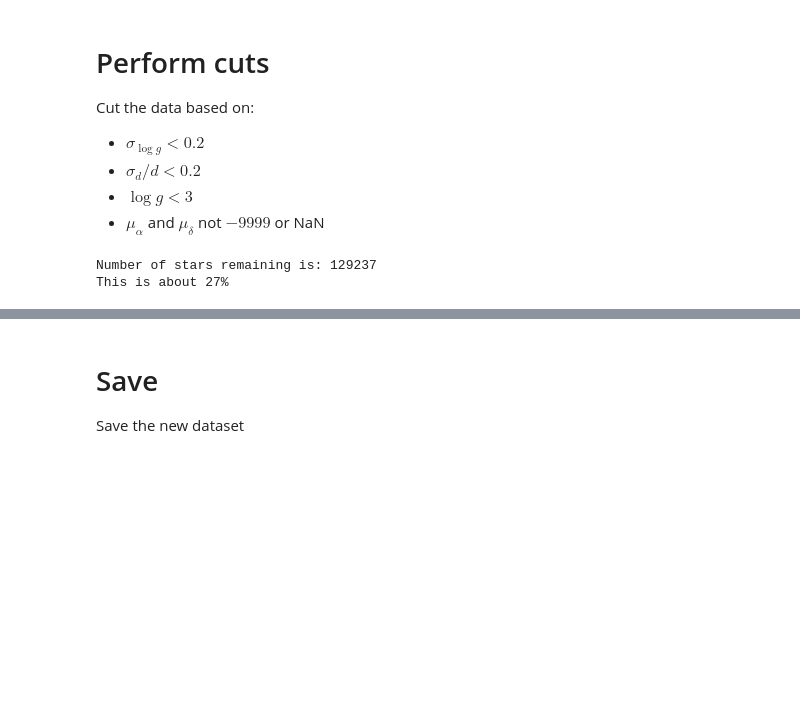
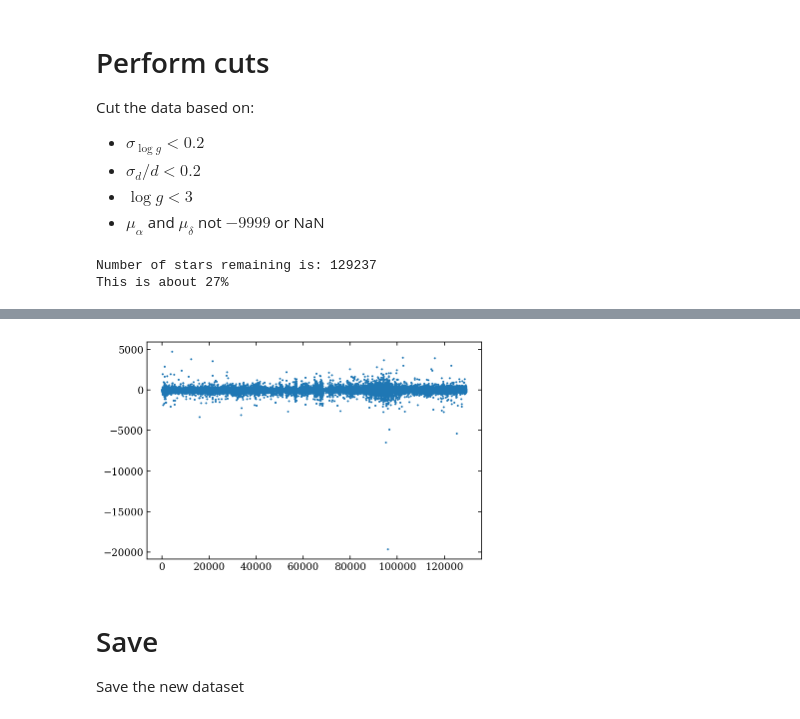
Before and after one commit to jamesmlane/AST1501, a Jupyter notebook: notebooks/1-gaiadr2-apogee_dataset/gaiadr2-apogee_dr16_dataset.ipynb, the cells around one changed output, grey strips where cells are left out. Saved outputs shown, nothing was run; the diff lists cells and outputs as text; code cells hidden in the pictures; blank space fills up the shorter version.

```diff
--- a/notebooks/1-gaiadr2-apogee_dataset/gaiadr2-apogee_dr16_dataset.ipynb
+++ b/notebooks/1-gaiadr2-apogee_dataset/gaiadr2-apogee_dr16_dataset.ipynb
@@ -200,3 +216,10 @@ This is about 27%
+# %%
+plt.scatter( np.arange(len(jlgc_vz)), jlgc_vz-gc_vz, s=1 )
+fig = plt.gcf()
+fig.set_facecolor('White')
+plt.show()
+# %% [output]
+[figure, added]
 # %% [markdown]
 # Save
 Save the new dataset
```
Also changed, not shown: parts of 5 cells of this notebook, 1 other file.
